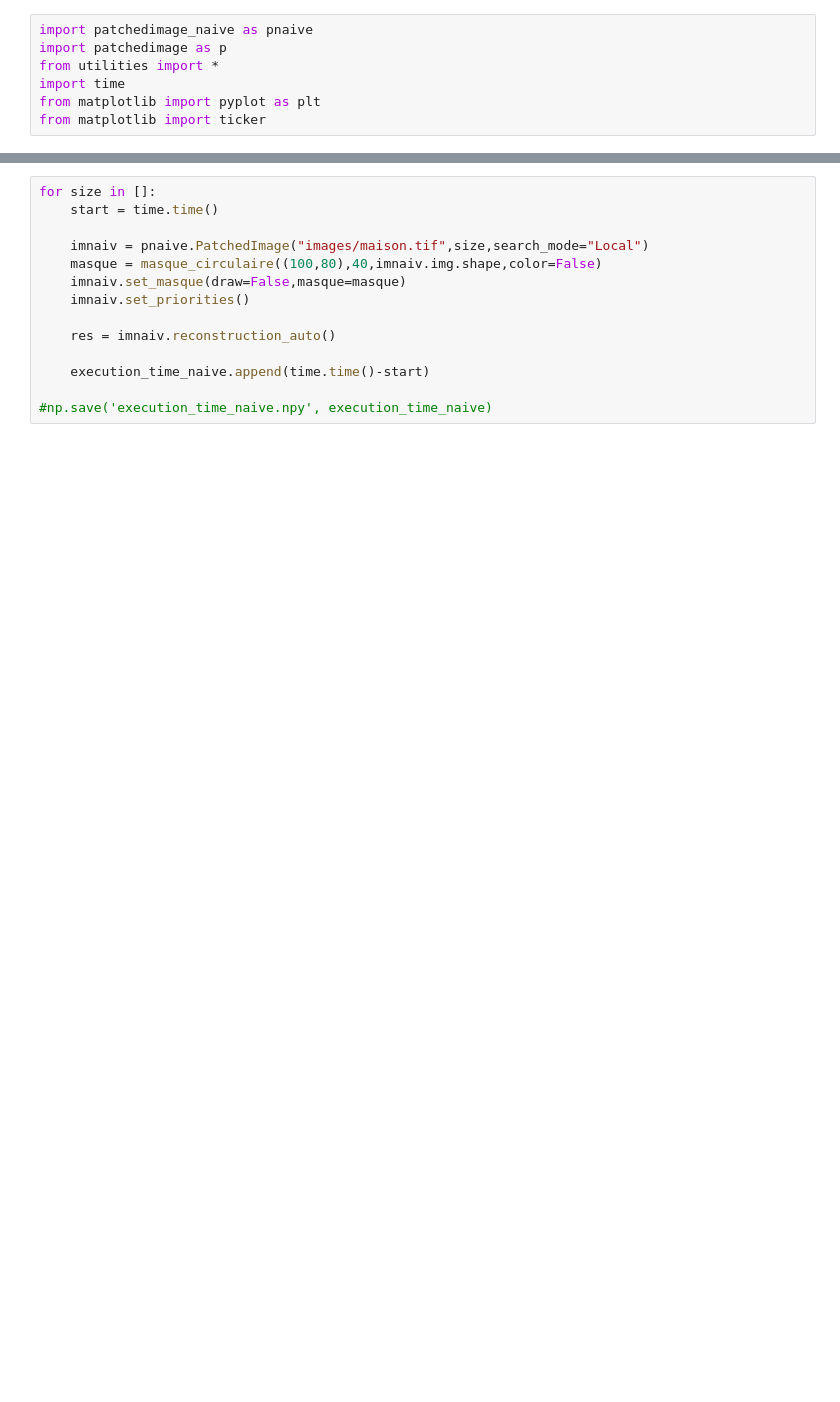
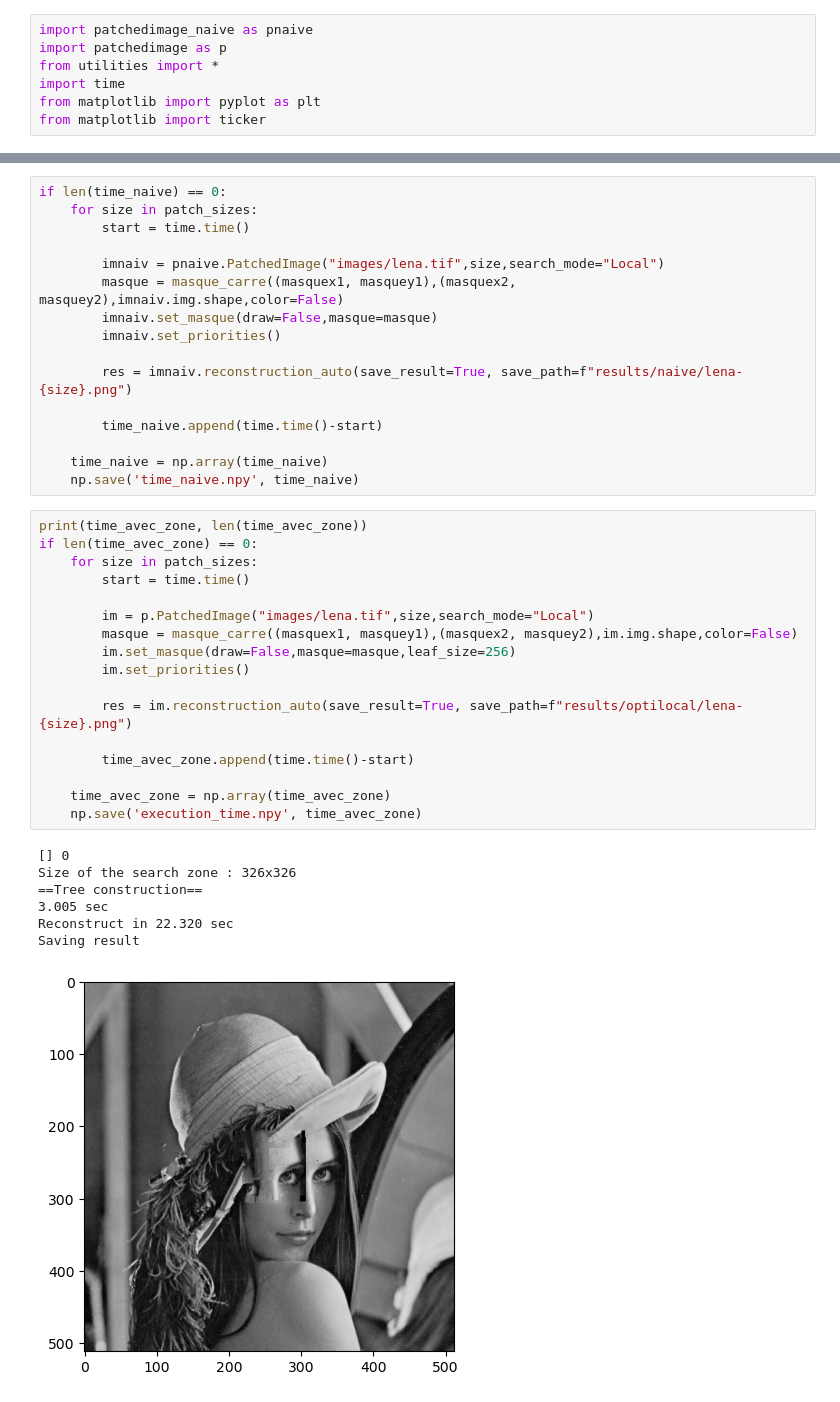
Before and after one commit to clementgilli/inpainting, a Jupyter notebook: time_graph.ipynb, the cells around one changed output, grey strips where cells are left out. Saved outputs shown, nothing was run; the diff lists cells and outputs as text; blank space fills up the shorter version.

```diff
--- a/time_graph.ipynb
+++ b/time_graph.ipynb
@@ -16,14 +27,41 @@ print(patch_sizes)
 # %%
-for size in []:
-    start = time.time()
+if len(time_naive) == 0:
+    for size in patch_sizes:
+        start = time.time()
 
-    imnaiv = pnaive.PatchedImage("images/maison.tif",size,search_mode="Local")
-    masque = masque_circulaire((100,80),40,imnaiv.img.shape,color=False)
-    imnaiv.set_masque(draw=False,masque=masque)
-    imnaiv.set_priorities()
+        imnaiv = pnaive.PatchedImage("images/lena.tif",size,search_mode="Local")
+        masque = masque_carre((masquex1, masquey1),(masquex2, masquey2),imnaiv.img.shape,color=False)
+        imnaiv.set_masque(draw=False,masque=masque)
+        imnaiv.set_priorities()
 
-    res = imnaiv.reconstruction_auto()
+        res = imnaiv.reconstruction_auto(save_result=True, save_path=f"results/naive/lena-{size}.png")
 
-    execution_time_naive.append(time.time()-start)
+        time_naive.append(time.time()-start)
 
-#np.save('execution_time_naive.npy', execution_time_naive)
+    time_naive = np.array(time_naive)
+    np.save('time_naive.npy', time_naive)
+# %%
+print(time_avec_zone, len(time_avec_zone))
+if len(time_avec_zone) == 0:
+    for size in patch_sizes:
+        start = time.time()
+
+        im = p.PatchedImage("images/lena.tif",size,search_mode="Local")
+        masque = masque_carre((masquex1, masquey1),(masquex2, masquey2),im.img.shape,color=False)
+        im.set_masque(draw=False,masque=masque,leaf_size=256)
+        im.set_priorities()
+
+        res = im.reconstruction_auto(save_result=True, save_path=f"results/optilocal/lena-{size}.png")
+
+        time_avec_zone.append(time.time()-start)
+
+    time_avec_zone = np.array(time_avec_zone)
+    np.save('execution_time.npy', time_avec_zone)
+# %% [output]
+[] 0
+Size of the search zone : 326x326
+==Tree construction==
+3.005 sec
+Reconstruct in 22.320 sec
+Saving result
+[figure, added]
```
Also changed, not shown: parts of 9 cells of this notebook, 16 other files.
